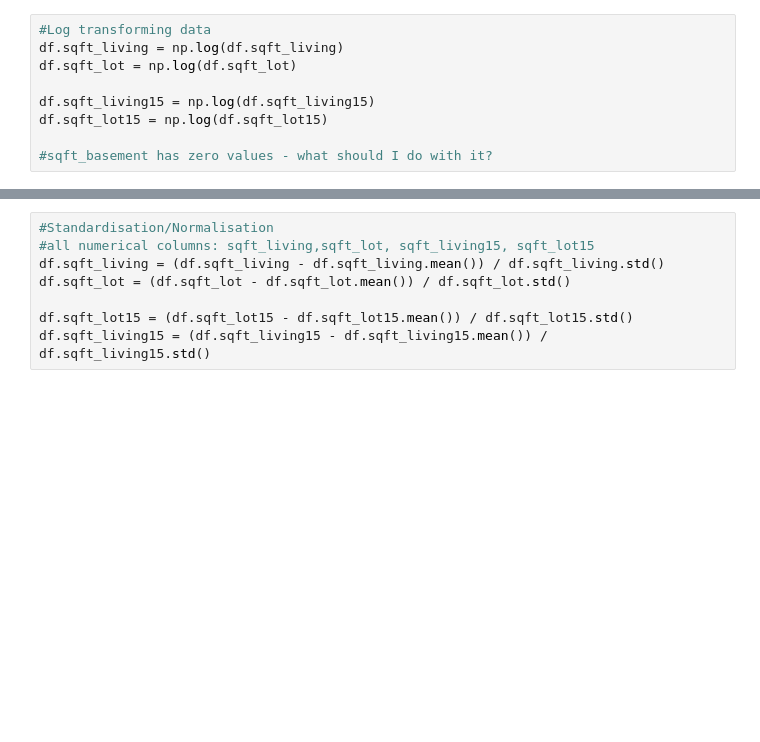
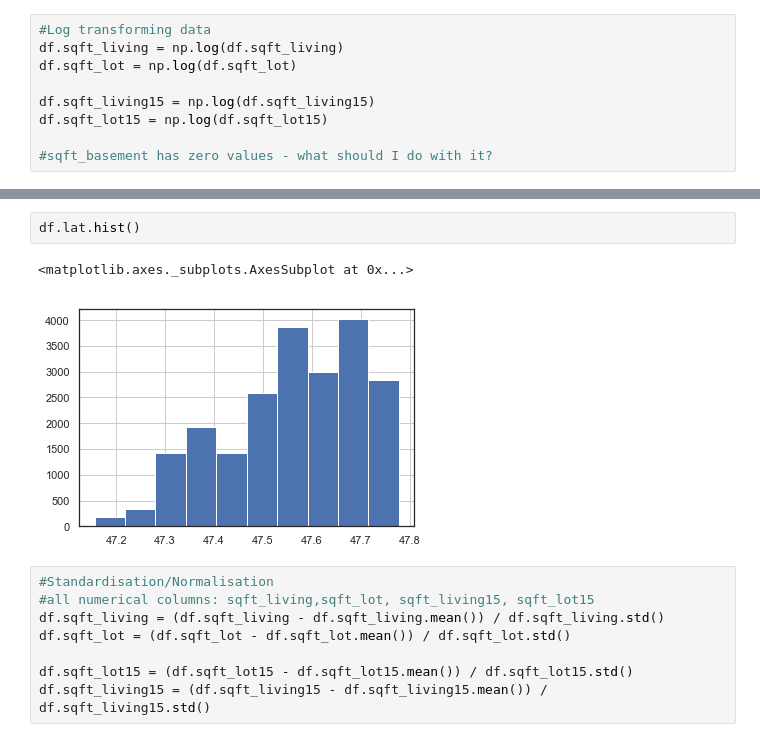
Before and after one commit to nikolholicka/curriculum, a Jupyter notebook: mod1/project/dsc-1-final-project-online-ds-pt-041519/project_workbook.ipynb, the cells around one changed output, grey strips where cells are left out. Drawn from its saved outputs; the diff is of its cells as text; blank space fills up the shorter version.

```diff
--- a/mod1/project/dsc-1-final-project-online-ds-pt-041519/project_workbook.ipynb
+++ b/mod1/project/dsc-1-final-project-online-ds-pt-041519/project_workbook.ipynb
@@ -365,3 +330,8 @@ Name: sqft_living, dtype: float64
+# %%
+df.lat.hist()
+# %% [output]
+<matplotlib.axes._subplots.AxesSubplot at 0x...>
+[figure, added]
 # %%
 #Standardisation/Normalisation
 #all numerical columns: sqft_living,sqft_lot, sqft_living15, sqft_lot15
```
Also changed, not shown: parts of 51 cells of this notebook.
